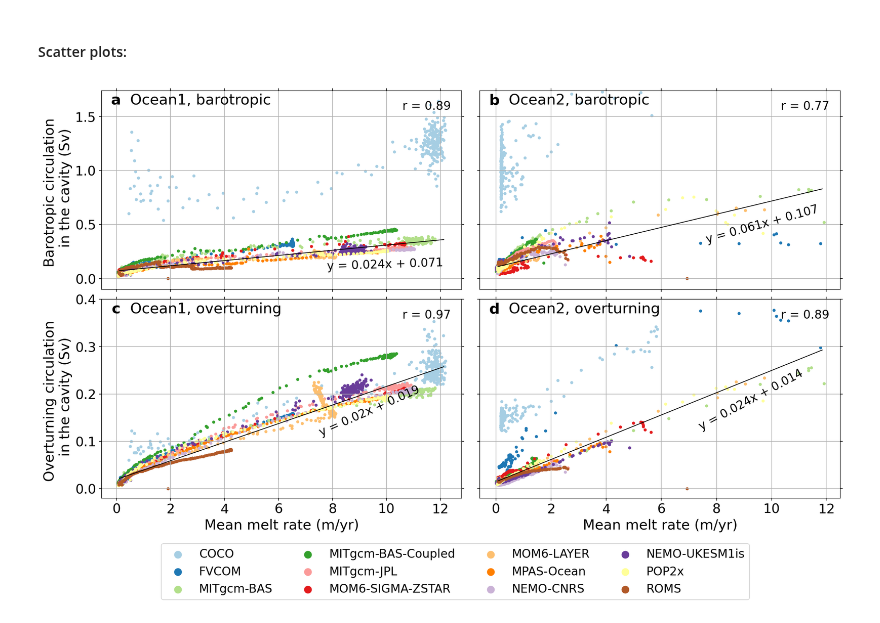
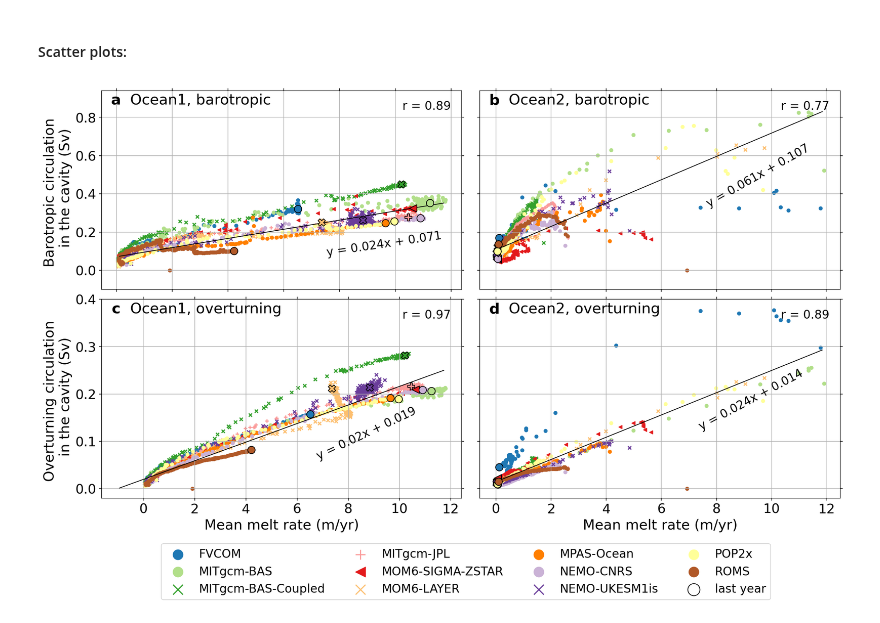
Before and after one commit to misomip/isomip-plus, a Jupyter notebook: figures/Fig12.ipynb, the cells around one changed output. Saved outputs shown, nothing was run; the diff lists cells and outputs as text; code cells hidden in the pictures.

Commit message:
Update Fig 11, Fig 12, Fig 15, Fig S4, Fig 16 and Fig 6 to use linestyles and marker shapes to make plots more accessible

```diff
--- a/figures/Fig12.ipynb
+++ b/figures/Fig12.ipynb
@@ -147,5 +147,18 @@ PearsonRResult(statistic=0.8903091584340989, pvalue=0.0)
 # %% [markdown]
 #### Scatter plots:
+# %%
+# #modelcolours8 = ['#2e2585','#337539','#5da899','#94cbec',
+#                 '#dccd7d','#c26a77','#9f4a96','#7e2954']
+# #https://www.nceas.ucsb.edu/sites/default/files/2022-06/Colorblind%20Safe%20Color%20Schemes.pdf
+
+# modelcolours = ['#94cbec','#2e2585','#337539','#337539','#337539',
+#                 '#c26a77','#c26a77','#5da899','#9f4a96','#9f4a96',
+#                 '#c26a77','#7e2954']
+
+# these colours make it really hard for a normal-vision person to see...
+
+modelshapesbig = ['o','o','o','X','P','<','X','o','o','X','o','o']
+modelshapes = ['o','o','o','x','+','<','x','o','o','x','o','o']
 # %%
 fig, axs = plt.subplots(nrows=2,ncols=2,figsize=(18.0,10.0),dpi = 150, facecolor = 'w')
 axs = axs.ravel()
@@ -153,13 +166,19 @@ axs = axs.ravel()
 modelcolours=['#a6cee3','#1f78b4','#b2df8a','#33a02c','#fb9a99','#e31a1c','#fdbf6f','#ff7f00','#cab2d6','#6a3d9a','#ffff99','#b15928']
 
 # Main scatter plot:
-for kmod in np.arange(Nmod):
+for kmod in np.arange(1,Nmod):
+    axs[0].scatter(mlt1[kmod,:],bsf1[kmod,:],s=20,c=modelcolours[kmod],marker = modelshapes[kmod])
+    axs[1].scatter(mlt2[kmod,:],bsf2[kmod,:],s=20,c=modelcolours[kmod],marker = modelshapes[kmod])
+    axs[2].scatter(mlt1[kmod,:],ovt1[kmod,:],s=20,c=modelcolours[kmod],label=model[kmod],marker = modelshapes[kmod])
+    axs[3].scatter(mlt2[kmod,:],ovt2[kmod,:],s=20,c=modelcolours[kmod],marker = modelshapes[kmod])
 
-    axs[0].scatter(mlt1[kmod,:],bsf1[kmod,:],s=10,c=modelcolours[kmod])
-    axs[1].scatter(mlt2[kmod,:],bsf2[kmod,:],s=10,c=modelcolours[kmod])
-    axs[2].scatter(mlt1[kmod,:],ovt1[kmod,:],s=10,c=modelcolours[kmod],label=model[kmod])
-    axs[3].scatter(mlt2[kmod,:],ovt2[kmod,:],s=10,c=modelcolours[kmod])
+    #highlight last
+    axs[0].scatter(np.mean(mlt1[kmod,-12:]),np.mean(bsf1[kmod,-12:]),s=100,c=modelcolours[kmod],marker = modelshapesbig[kmod], ec = 'k', zorder = 10)
+    axs[1].scatter(np.mean(mlt2[kmod,-12:]),np.mean(bsf2[kmod,-12:]),s=100,c=modelcolours[kmod],marker = modelshapesbig[kmod], ec = 'k', zorder = 10)
+    axs[2].scatter(np.mean(mlt1[kmod,-12:]),np.mean(ovt1[kmod,-12:]),s=100,c=modelcolours[kmod],marker = modelshapesbig[kmod], ec = 'k', zorder = 10)
+    axs[3].scatter(np.mean(mlt2[kmod,-12:]),np.mean(ovt2[kmod,-12:]),s=100,c=modelcolours[kmod],marker = modelshapesbig[kmod], ec = 'k', zorder = 10)
 
+axs[2].scatter(-1,-1,s = 30, c = 'w', marker = 'o', ec = 'k', label = 'last year')
 axs[2].legend(fontsize=16, ncol = 4, loc = 'upper left', bbox_to_anchor = (0.15,-0.2),markerscale=3.)
 
 # Customization:
@@ -168,8 +187,8 @@ axs[0].set_ylabel('Barotropic circulation \n in the cavity (Sv)',fontsize=19)
 
 #axs[1].set_title('Ocean2',fontsize=20,fontweight='bold')
 #axs[1].sharey(axs[0])
-axs[0].set_ylim(-0.1,1.74)
-axs[1].set_ylim(-0.1,1.74)
+axs[0].set_ylim(-0.1,0.94)
+axs[1].set_ylim(-0.1,0.94)
 axs[2].set_ylim(-0.02,0.40)
 axs[3].set_ylim(-0.02,0.40)
 
@@ -192,35 +211,35 @@ for kk in np.arange(4):
     [ymin, ymax]=axs[kk].get_ylim()
     axs[kk].text(0.04,0.95,alphabet[kk],horizontalalignment='center', fontweight='bold',
          verticalalignment='center',transform=axs[kk].transAxes, fontsize = 20)
     axs[kk].text(0.08,0.95,title[kk],horizontalalignment='left',
      verticalalignment='center',transform=axs[kk].transAxes, fontsize = 20)
     # Linear regressions:
     xx=np.array([xmin+0.05*(xmax-xmin),xmax-0.05*(xmax-xmin)])
     axs[kk].plot(xx,a[kk]*xx+b[kk],'k',linewidth=1)
     ang=np.arctan(a[kk]/axs[kk].get_data_ratio())*180./np.pi-8
     if ( kk <= 1 ):
         xtmp=xmax-0.3*(xmax-xmin)
     else:
         xtmp=xmax-0.55*(xmax-xmin)
     ytmp=xtmp*a[kk]+b[kk]
     lab='y = '+np.round(a[kk],3).astype('str')+'x + '+np.round(b[kk],3).astype('str')
 #    axs[kk].text(xtmp-1,ytmp-0.04*(ymax-ymin),lab,rotation=ang,fontsize=16)
-    manual_offsety = [-0.2,-0.3,-0.015,-0.015][kk]
+    manual_offsety = [-0.2,-0.3,-0.05,-0.015][kk]
     manual_offsetx = [-1,-1,+2,+2][kk]
     axs[kk].text(xtmp+manual_offsetx,ytmp+manual_offsety,lab,rotation=ang,fontsize=16)
     axs[kk].text(0.97,0.95,'r = '+np.round([rb1,rb2,ro1,ro2][kk][0],2).astype('str'),horizontalalignment='right',
          verticalalignment='top',transform=axs[kk].transAxes,fontsize = 16)
     axs[kk].grid()
 
 axs[1].set_yticklabels('')
 axs[3].set_yticklabels('')
 axs[0].set_xticklabels('')
 axs[1].set_xticklabels('')
 
 fig.subplots_adjust(hspace = 0.05, wspace = 0.05)
 #fig.tight_layout()
 # %% [output]
-[figure, old version]
+[figure, new version]
 # %%
 figname='circulation_vs_melt_Ocean12.pdf'
 
```
Also changed, not shown: parts of 1 cell of this notebook, 4 other files.
